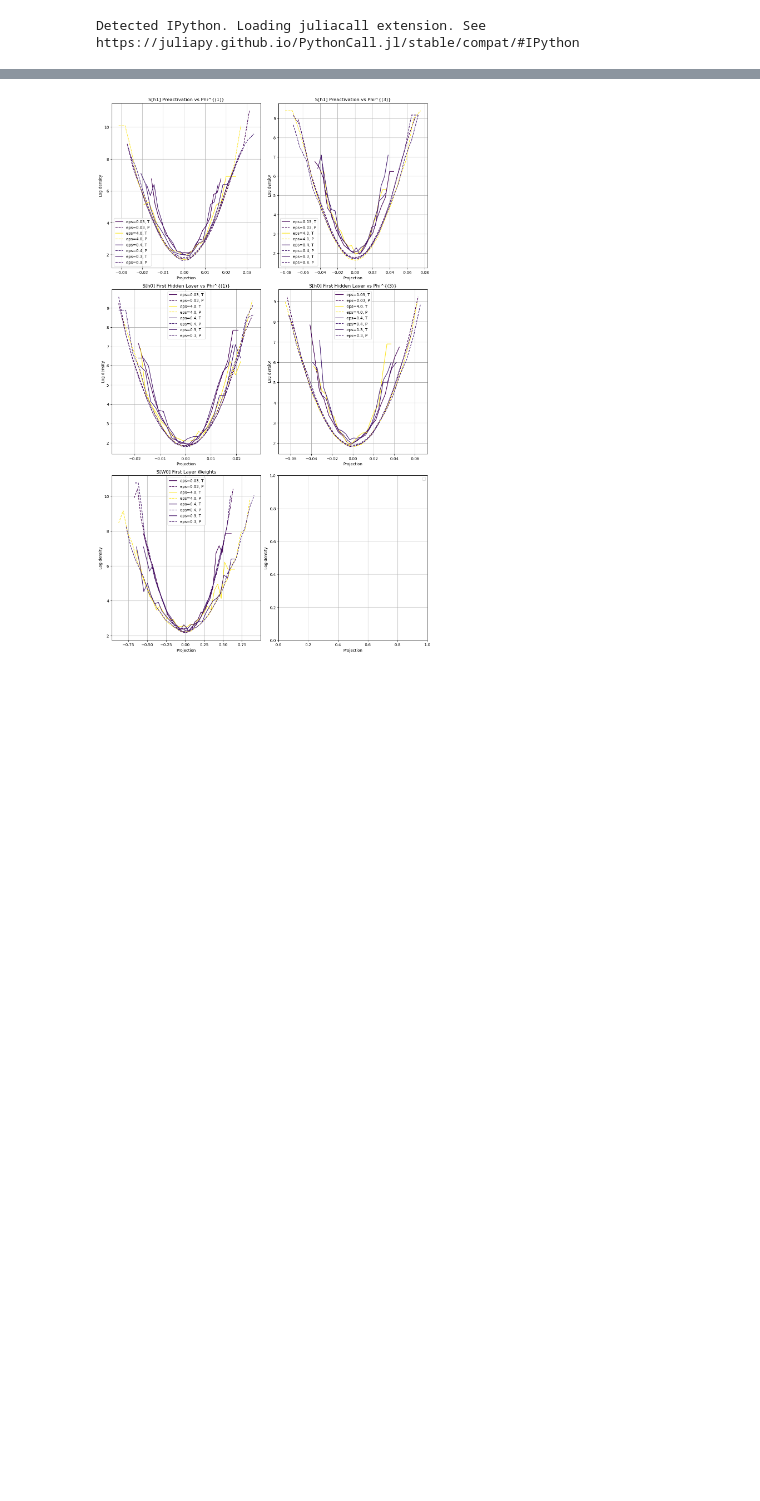
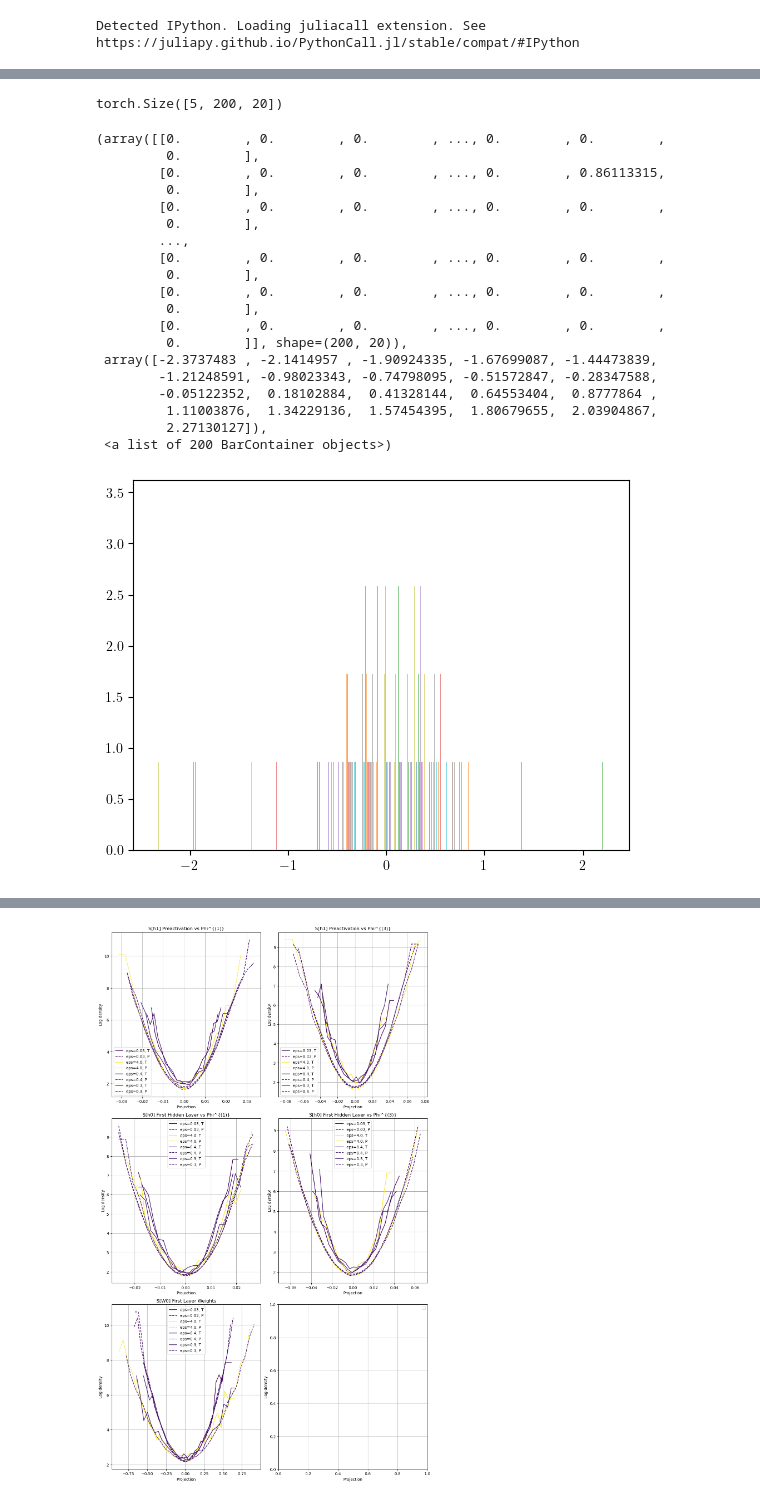
Before and after one commit to theideasmith/FCNX-Ensembling, a Jupyter notebook: journal/Analyzing Spectrum Cubic Erf.ipynb, the cells around one changed output, grey strips where cells are left out. Drawn from its saved outputs; the diff is of its cells as text; code cells hidden in the pictures; blank space fills up the shorter version.

```diff
--- a/journal/Analyzing Spectrum Cubic Erf.ipynb
+++ b/journal/Analyzing Spectrum Cubic Erf.ipynb
@@ -1750,0 +1785,28 @@ plt.show()
+# %%
+model.W0.shape
+# %% [output]
+torch.Size([5, 200, 20])
+# %%
+plt.figure()
+plt.hist(model.W0[:,:,0].detach().cpu().numpy(), bins=20, density=True, alpha=0.5, label='Target first layer weights')
+# %% [output]
+(array([[0.        , 0.        , 0.        , ..., 0.        , 0.        ,
+         0.        ],
+        [0.        , 0.        , 0.        , ..., 0.        , 0.86113315,
+         0.        ],
+        [0.        , 0.        , 0.        , ..., 0.        , 0.        ,
+         0.        ],
+        ...,
+        [0.        , 0.        , 0.        , ..., 0.        , 0.        ,
+         0.        ],
+        [0.        , 0.        , 0.        , ..., 0.        , 0.        ,
+         0.        ],
+        [0.        , 0.        , 0.        , ..., 0.        , 0.        ,
+         0.        ]], shape=(200, 20)),
+ array([-2.3737483 , -2.1414957 , -1.90924335, -1.67699087, -1.44473839,
+        -1.21248591, -0.98023343, -0.74798095, -0.51572847, -0.28347588,
+        -0.05122352,  0.18102884,  0.41328144,  0.64553404,  0.8777864 ,
+         1.11003876,  1.34229136,  1.57454395,  1.80679655,  2.03904867,
+         2.27130127]),
+ <a list of 200 BarContainer objects>)
+[figure, added]
```
Also changed, not shown: parts of 3 cells of this notebook, 2 other files.
